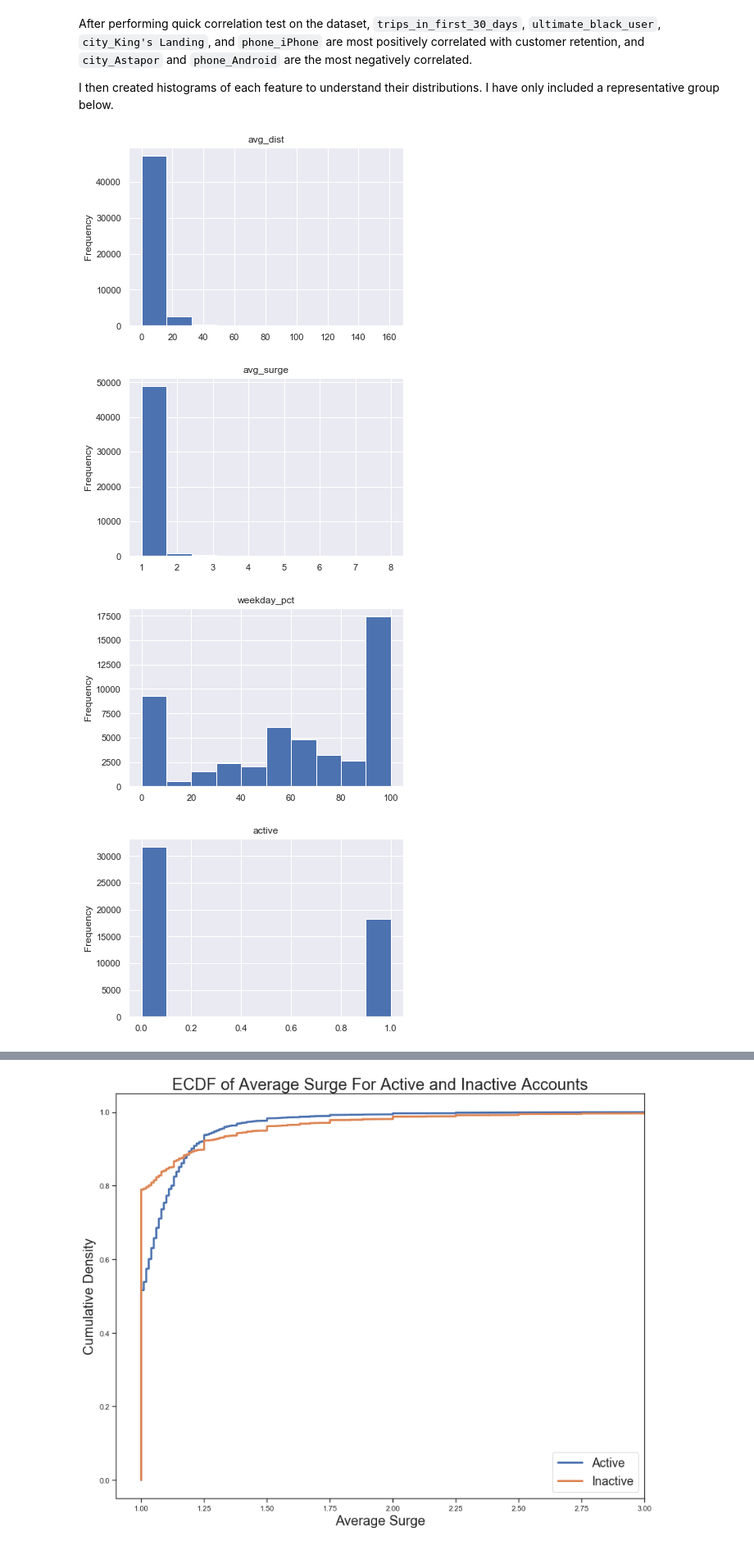
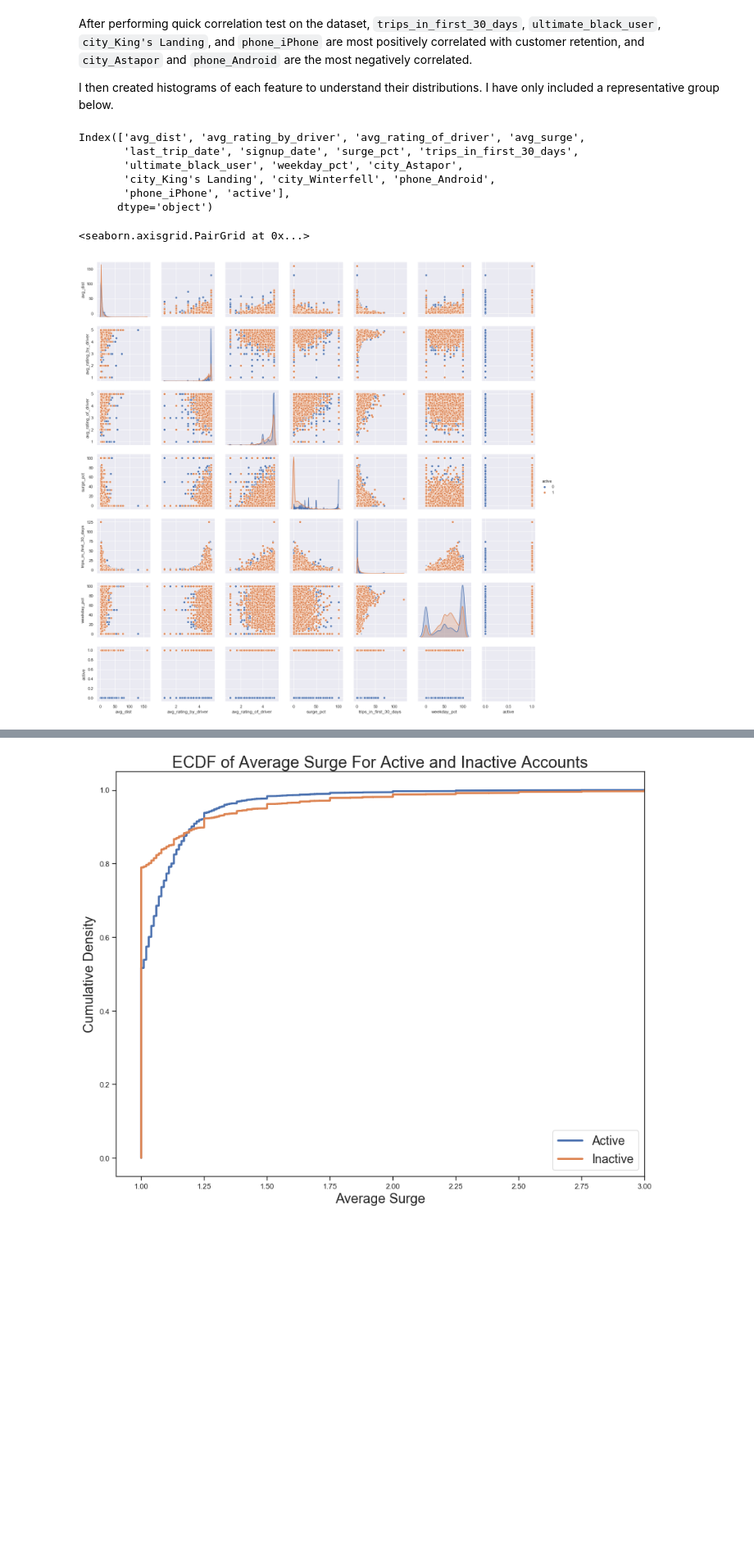
Before and after one commit to dradamski/Springboard, a Jupyter notebook: ultimate_challenge/Ultimate Take-Home Challenge.ipynb, the cells around one changed output, grey strips where cells are left out. Shown: that part at 82% size. Saved outputs shown, nothing was run; the diff lists cells and outputs as text; code cells hidden in the pictures; blank space fills up the shorter version.

```diff
--- a/ultimate_challenge/Ultimate Take-Home Challenge.ipynb
+++ b/ultimate_challenge/Ultimate Take-Home Challenge.ipynb
@@ -184,17 +206,24 @@ After performing quick correlation test on the dataset, `trips_in_first_30_days`
 
 
 I then created histograms of each feature to understand their distributions. I have only included a representative group below.
-# %%
-sns.set()
-for col in ['avg_dist', 'avg_surge',
-            'weekday_pct', 'active']:
-    _ = plt.hist(retention_df[col])
-    _ = plt.ylabel('Frequency')
-    _ = plt.title(col)
-    _ = plt.show()
-# %% [output]
-[figure, removed]
-[figure, removed]
-[figure, removed]
-[figure, removed]
+# %%
+retention_df.columns
+# %% [output]
+Index(['avg_dist', 'avg_rating_by_driver', 'avg_rating_of_driver', 'avg_surge',
+       'last_trip_date', 'signup_date', 'surge_pct', 'trips_in_first_30_days',
+       'ultimate_black_user', 'weekday_pct', 'city_Astapor',
+       'city_King's Landing', 'city_Winterfell', 'phone_Android',
+       'phone_iPhone', 'active'],
+      dtype='object')
+# %%
+sns.set()
+sns.pairplot(retention_df.loc[:, ['avg_dist', 'avg_rating_by_driver',
+                                  'avg_rating_of_driver',
+                                  'last_trip_date', 'signup_date',
+                                  'surge_pct', 'trips_in_first_30_days',
+                                  'weekday_pct', 'active']],
+             hue='active')
+# %% [output]
+<seaborn.axisgrid.PairGrid at 0x...>
+[figure, added]
 # %% [markdown]
```
Also changed, not shown: parts of 11 cells of this notebook.
